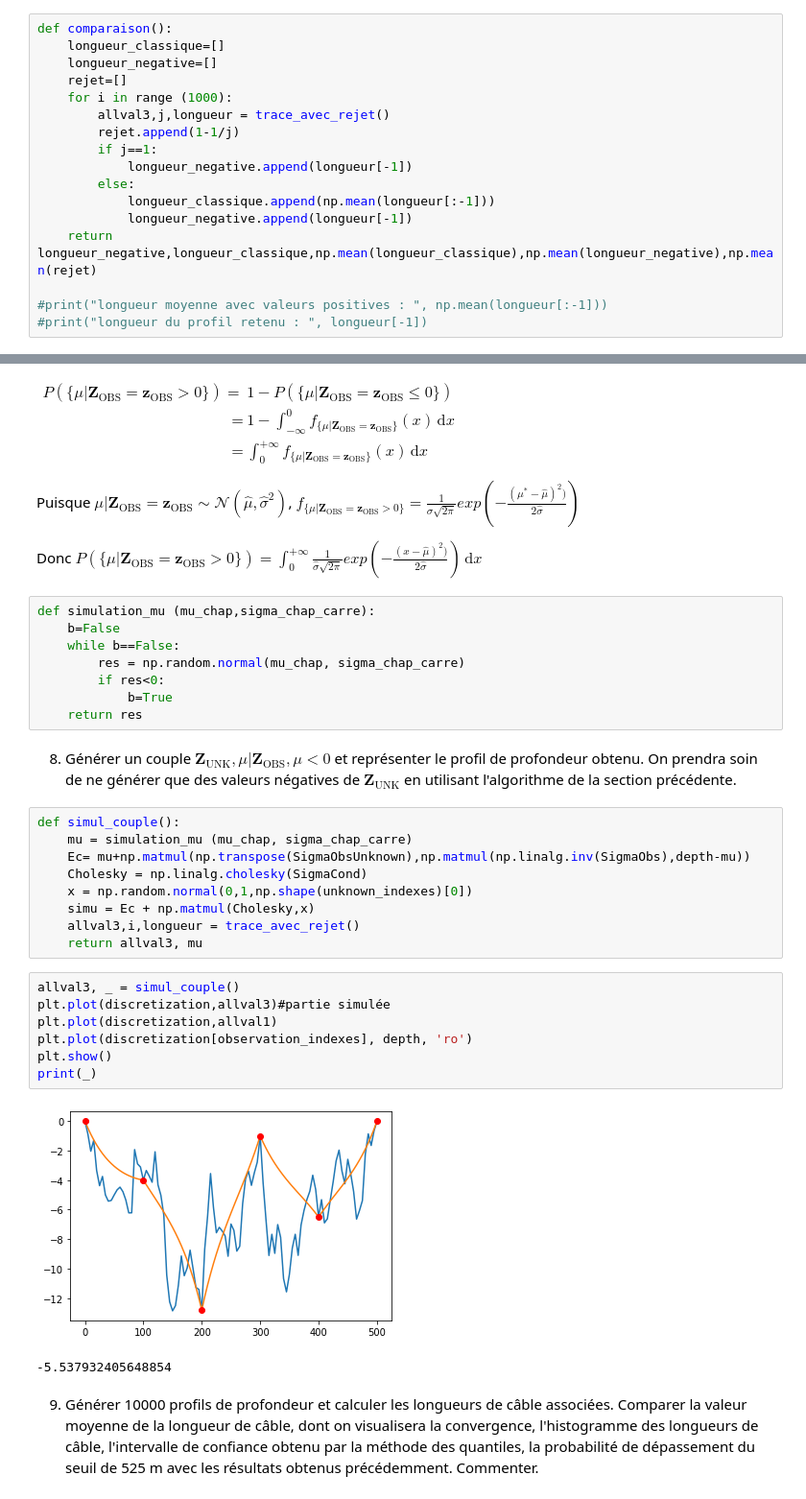
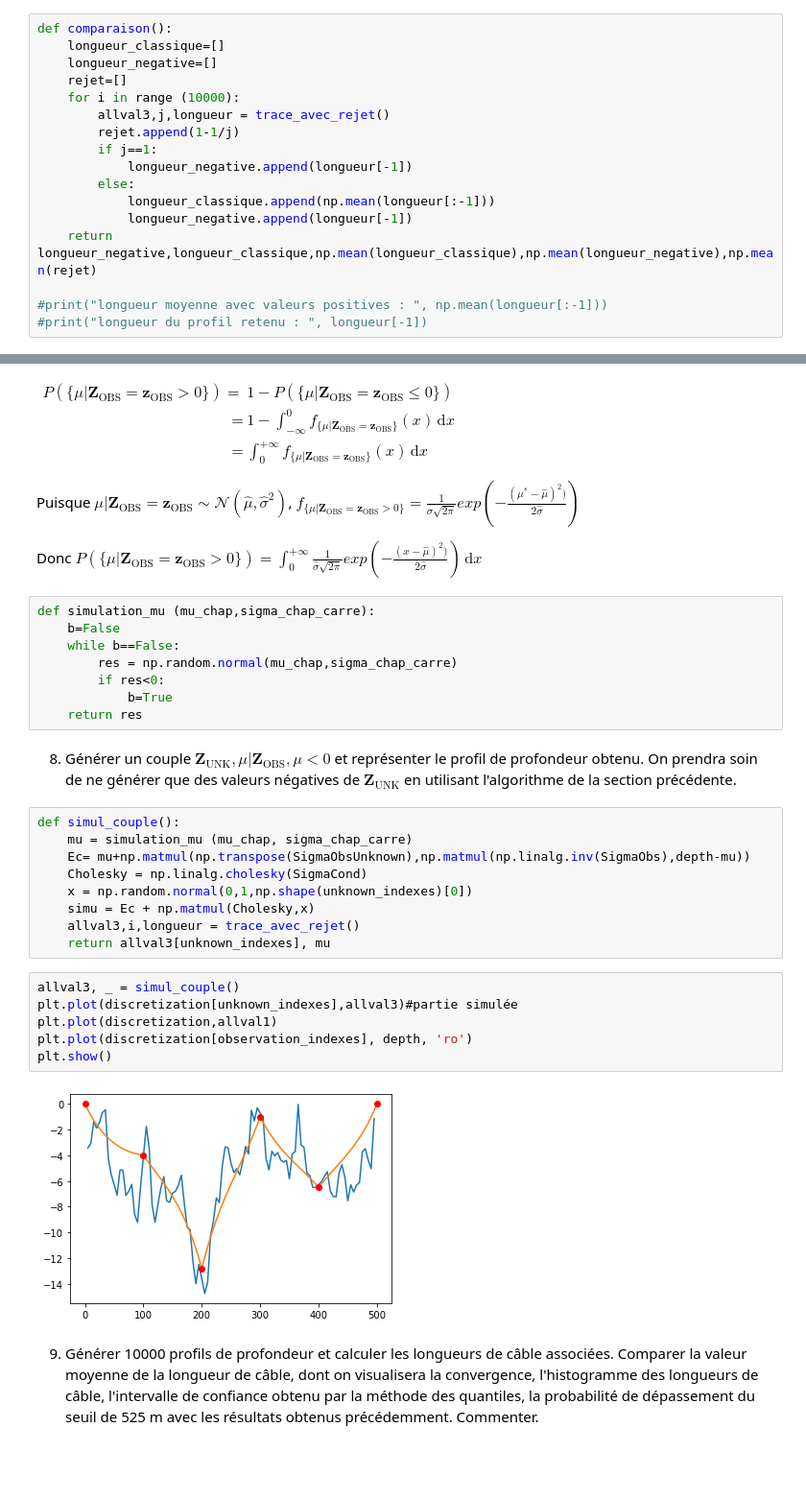
Before and after one commit to PaulineVehrle/Projet-numerique-proba, a Jupyter notebook: Projet numérique de Probabilités 2021.ipynb, the cells around one changed output, grey strips where cells are left out. Shown at 96% size. Saved outputs shown, nothing was run; the diff lists cells and outputs as text; blank space fills up the shorter version.

```diff
--- a/Projet numérique de Probabilités 2021.ipynb
+++ b/Projet numérique de Probabilités 2021.ipynb
@@ -332,7 +332,7 @@ def comparaison():
     longueur_classique=[]
     longueur_negative=[]
     rejet=[]
-    for i in range (1000):
+    for i in range (10000):
         allval3,j,longueur = trace_avec_rejet()
         rejet.append(1-1/j)
         if j==1:
@@ -482,7 +482,7 @@ Donc $P(\{\mu| \mathbf{Z}_{\text{OBS}} = \mathbf{z}_{\text{OBS}} > 0\}) =\displa
 def simulation_mu (mu_chap,sigma_chap_carre):
     b=False
     while b==False:
-        res = np.random.normal(mu_chap, sigma_chap_carre)
+        res = np.random.normal(mu_chap,sigma_chap_carre)
         if res<0:
             b=True
     return res
@@ -496,16 +496,14 @@ def simul_couple():
     x = np.random.normal(0,1,np.shape(unknown_indexes)[0])
     simu = Ec + np.matmul(Cholesky,x)
     allval3,i,longueur = trace_avec_rejet()
-    return allval3, mu
+    return allval3[unknown_indexes], mu
 # %%
 allval3, _ = simul_couple()
-plt.plot(discretization,allval3)#partie simulée
+plt.plot(discretization[unknown_indexes],allval3)#partie simulée
 plt.plot(discretization,allval1)
 plt.plot(discretization[observation_indexes], depth, 'ro')
 plt.show()
-print(_)
 # %% [output]
-[figure, old version]
+[figure, new version]
--5.537932405648854
 # %% [markdown]
 9. Générer 10000 profils de profondeur et calculer les longueurs de câble associées. Comparer la valeur moyenne de la longueur de câble, dont on visualisera la convergence, l'histogramme des longueurs de câble, l'intervalle de confiance obtenu par la méthode des quantiles, la probabilité de dépassement du seuil de 525 m avec les résultats obtenus précédemment. Commenter.
```
Also changed, not shown: parts of 19 cells of this notebook.
